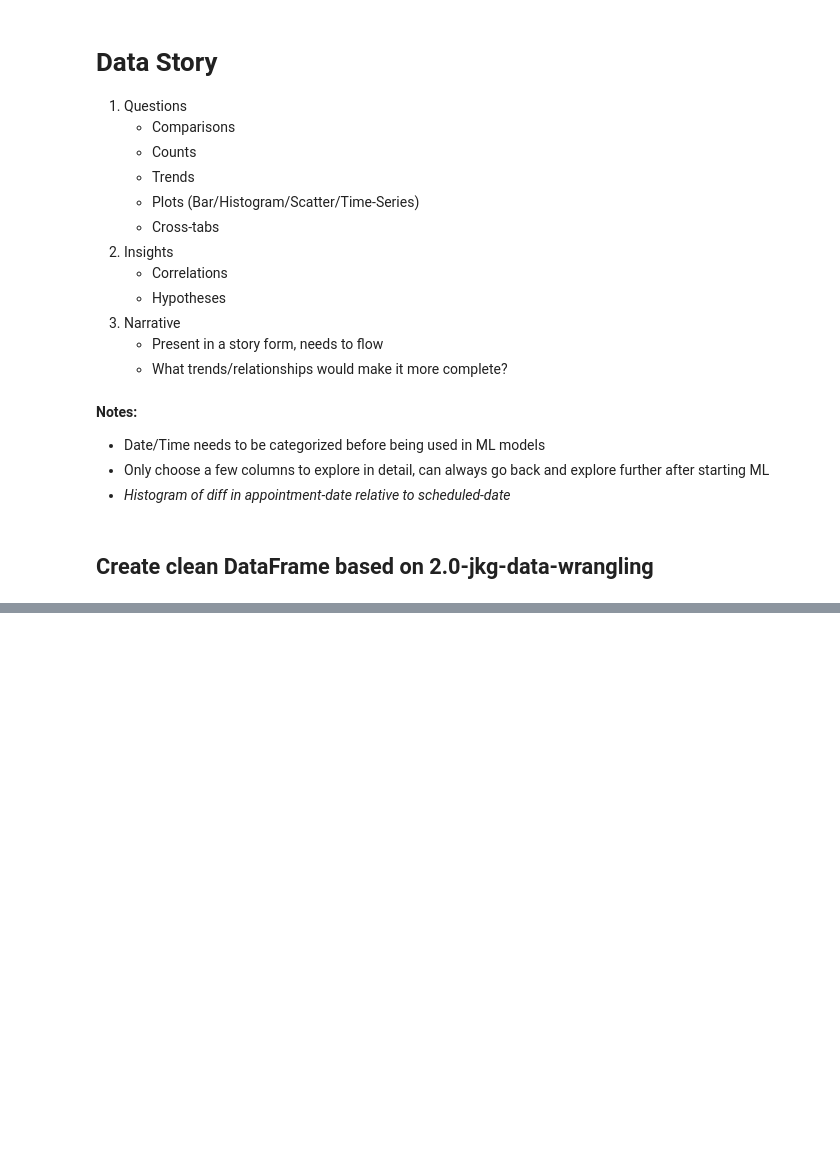
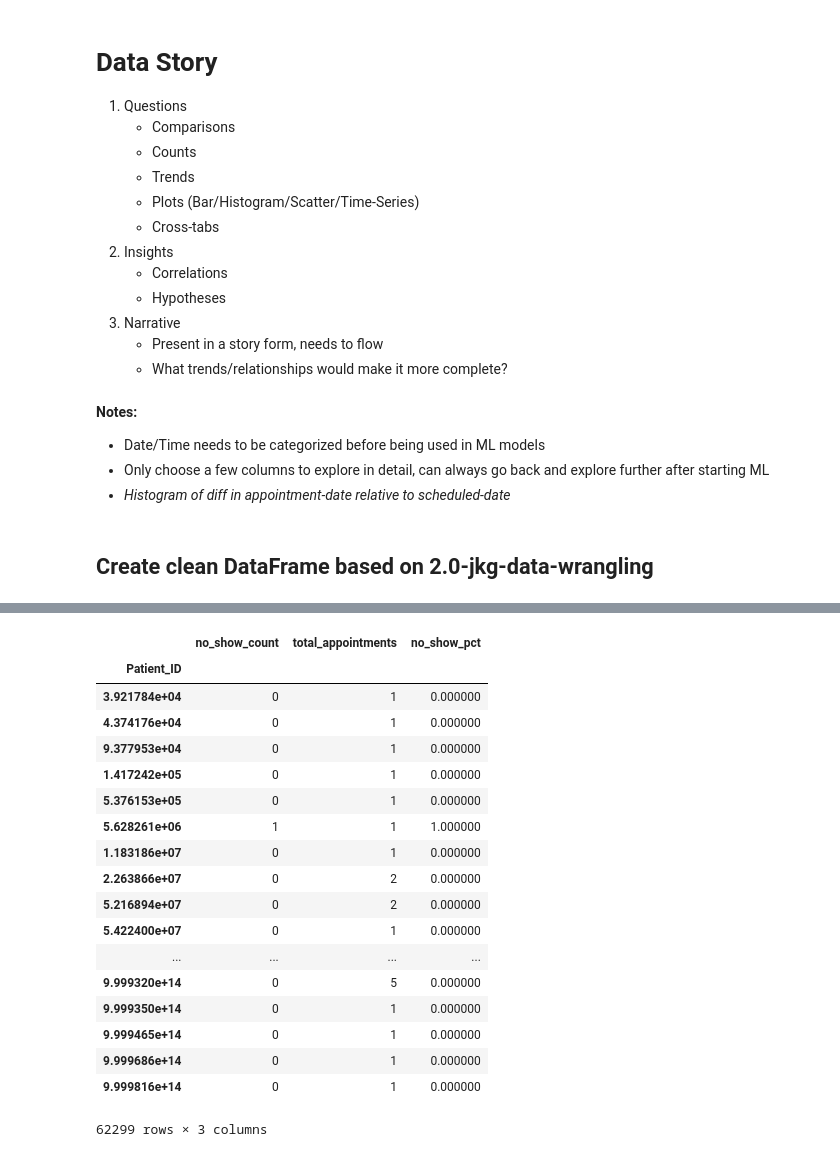
Before and after one commit to jkgerig/springboard_capstone_1, a Jupyter notebook: notebooks/3.0-jkg-data-story.ipynb, the cells around one changed output, grey strips where cells are left out. Saved outputs shown, nothing was run; the diff lists cells and outputs as text; code cells hidden in the pictures; blank space fills up the shorter version.

```diff
--- a/notebooks/3.0-jkg-data-story.ipynb
+++ b/notebooks/3.0-jkg-data-story.ipynb
@@ -96,0 +186,13 @@ df_patients.groupby(['Patient_ID', 'Gender', 'Age', 'No_show'])
+# %%
+df_patients_no_show = df_patients.loc[df_patients['No_show'] == 'Yes'].groupby('Patient_ID').count()
+#df_patients[['Patient_ID', 'No_show']].loc[:, df_patients['No_show'] == True]
+
+df_patients_total_appointments = df_patients.groupby('Patient_ID').count()
+
+df_patients_no_show['no_show_count'] = df_patients_no_show['No_show']
+
+df_patients_total_appointments['total_appointments'] = df_patients_total_appointments['No_show']
+
+df_patients_appointment_counts = df_patients_total_appointments.merge(df_patients_no_show, how='left', left_index=True, right_index=True)
+# %%
+df_patients_appointment_counts = df_patients_appointment_counts[['no_show_count', 'total_appointments']].fillna(0)
@@ -96,0 +209,26 @@ df_patients.groupby(['Patient_ID', 'Gender', 'Age', 'No_show'])
+# %%
+df_patients_appointment_counts['no_show_count'] = df_patients_appointment_counts['no_show_count'].astype('int64')
+# %%
+df_patients_appointment_counts['no_show_pct'] = df_patients_appointment_counts['no_show_count'] / df_patients_appointment_counts['total_appointments']
+# %%
+df_patients_appointment_counts
+# %% [output]
+|  | no_show_count | total_appointments | no_show_pct |
+| Patient_ID |  |  |  |
+| 3.921784e+04 | 0 | 1 | 0.000000 |
+| 4.374176e+04 | 0 | 1 | 0.000000 |
+| 9.377953e+04 | 0 | 1 | 0.000000 |
+| 1.417242e+05 | 0 | 1 | 0.000000 |
+| 5.376153e+05 | 0 | 1 | 0.000000 |
+| 5.628261e+06 | 1 | 1 | 1.000000 |
+| 1.183186e+07 | 0 | 1 | 0.000000 |
+| 2.263866e+07 | 0 | 2 | 0.000000 |
+| 5.216894e+07 | 0 | 2 | 0.000000 |
+| 5.422400e+07 | 0 | 1 | 0.000000 |
+| ... | ... | ... | ... |
+| 9.999320e+14 | 0 | 5 | 0.000000 |
+| 9.999350e+14 | 0 | 1 | 0.000000 |
+| 9.999465e+14 | 0 | 1 | 0.000000 |
+| 9.999686e+14 | 0 | 1 | 0.000000 |
+| 9.999816e+14 | 0 | 1 | 0.000000 |
+62299 rows × 3 columns
```
Also changed, not shown: parts of 18 cells of this notebook, 1 other file.
